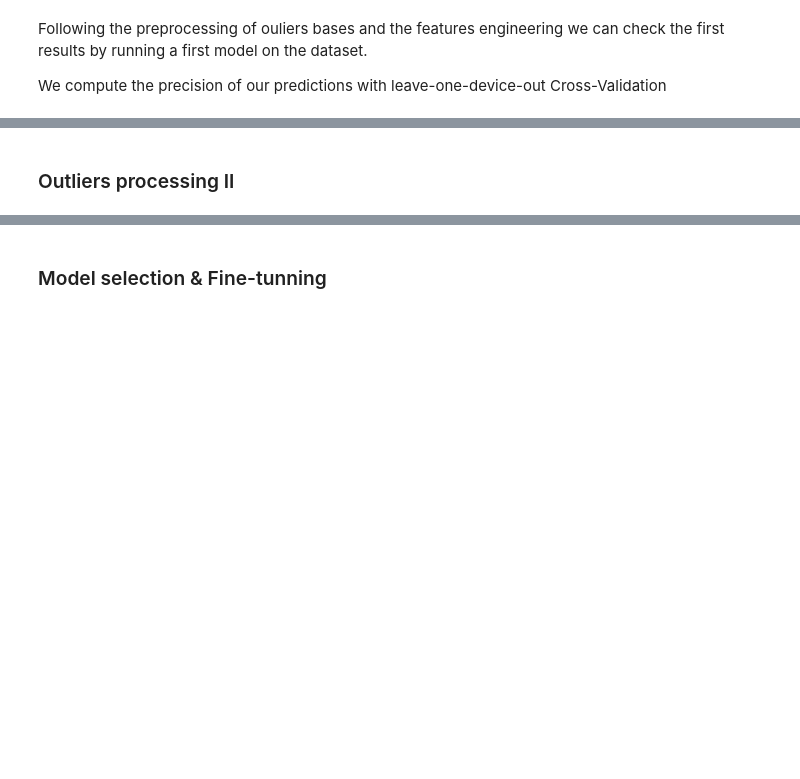
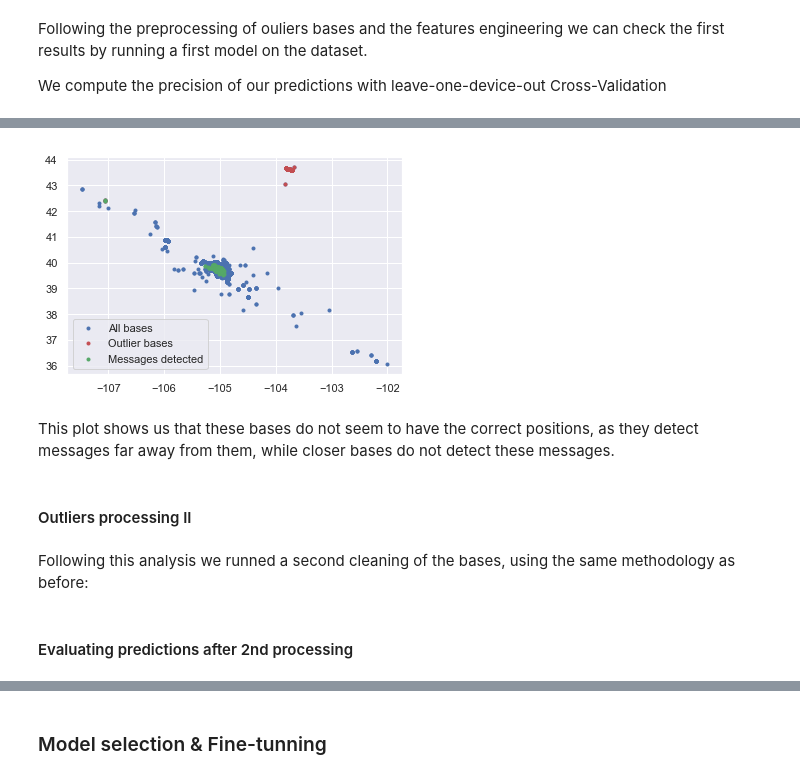
Before and after one commit to mathieubruniquel/IoT_Challenge, a Jupyter notebook: IoT_Geolocalization.ipynb, the cells around one changed output, grey strips where cells are left out. Cells and saved outputs as stored; diff of their text form; code cells hidden in the pictures; blank space fills up the shorter version.

```diff
--- a/IoT_Geolocalization.ipynb
+++ b/IoT_Geolocalization.ipynb
@@ -620,2 +723,23 @@ def regressor_and_predict_devices_RF_base(df_feat, ground_truth_lat, ground_trut
+# %%
+# Choosing these bases:
+bases_out = df[(df['bs_lat']>42) & (df['bs_lng']>-104)]['bsid'].unique()
+lat_bases_out = df_mess_train[df_mess_train.bsid.isin(bases_out)].bs_lat
+lng_bases_out = df_mess_train[df_mess_train.bsid.isin(bases_out)].bs_lng
+
+# Positions detected by these bases
+lat_pos_out = pos_train[df_mess_train.bsid.isin(bases_out)].lat
+lng_pos_out = pos_train[df_mess_train.bsid.isin(bases_out)].lng
+# %%
+# Plotting bases and the messages detected by these outlier bases
+plt.plot(df_mess_train.bs_lng, df_mess_train.bs_lat, color='b', marker='.', linestyle='None', label='All bases')
+plt.plot(lng_bases_out, lat_bases_out, color='r', marker='.', linestyle='None', label='Outlier bases')
+plt.plot(lng_pos_out, lat_pos_out, color='g', marker='.', linestyle='None', label='Messages detected')
+plt.legend();
+# %% [output]
+[figure, added]
+# %% [markdown]
+This plot shows us that these bases do not seem to have the correct positions, as they detect messages far away from them, while closer bases do not detect these messages.
 # %% [markdown]
-### Outliers processing II
+#### Outliers processing II
+# %% [markdown]
+Following this analysis we runned a second cleaning of the bases, using the same methodology as before:
@@ -621,0 +752,2 @@ def regressor_and_predict_devices_RF_base(df_feat, ground_truth_lat, ground_trut
+# %% [markdown]
+#### Evaluating predictions after 2nd processing
```
Also changed, not shown: parts of 15 cells of this notebook.
